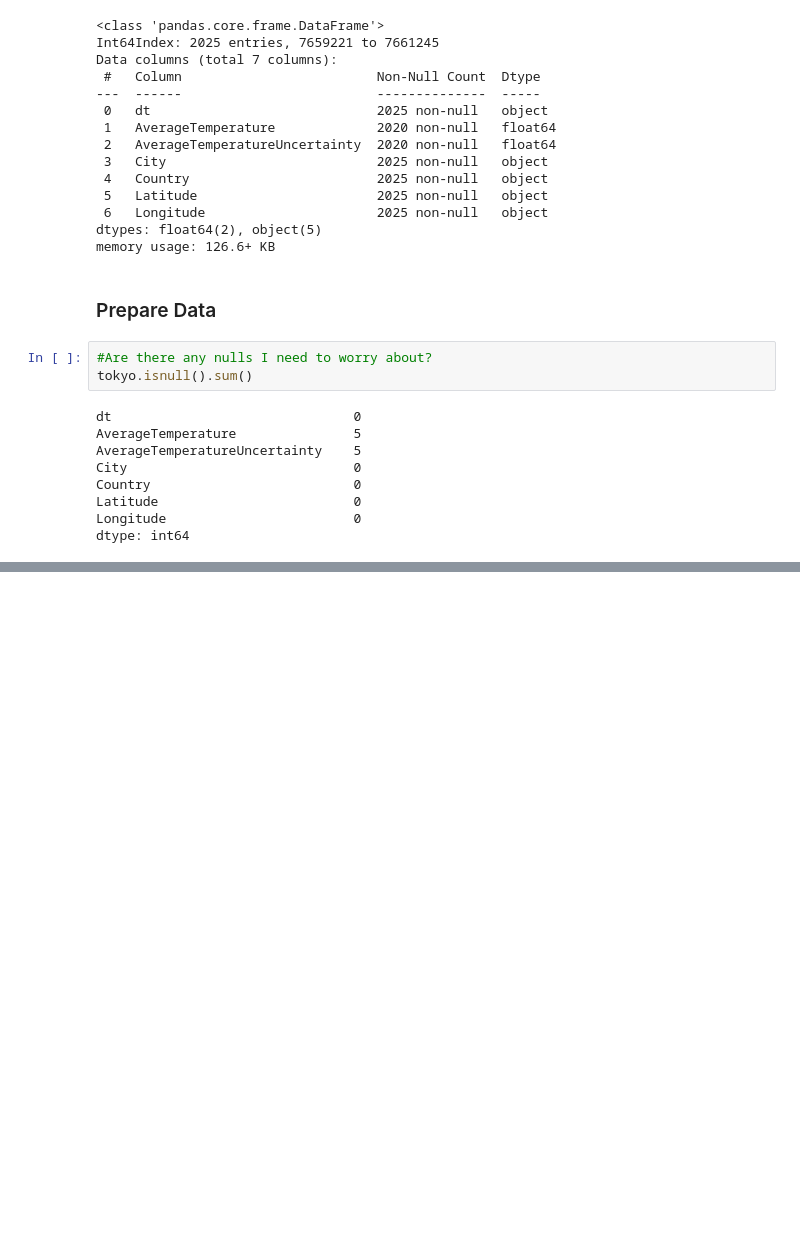
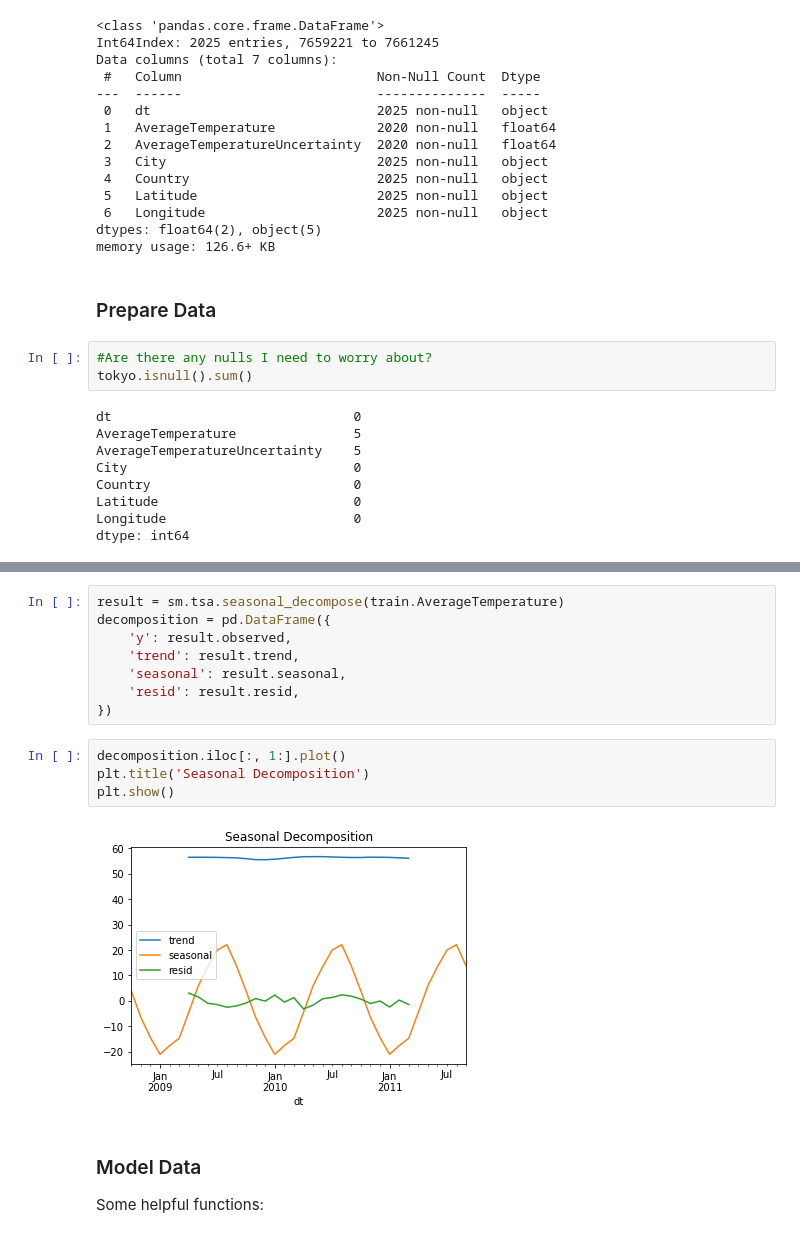
Before and after one commit to johnathon-smith/time-series-exercises, a Jupyter notebook: tokyo_temps.ipynb, the cells around one changed output, grey strips where cells are left out. Drawn from its saved outputs; the diff is of its cells as text; blank space fills up the shorter version.

```diff
--- a/tokyo_temps.ipynb
+++ b/tokyo_temps.ipynb
@@ -111,0 +197,18 @@ tokyo[pd.isnull(tokyo.AverageTemperature)]
+# %%
+result = sm.tsa.seasonal_decompose(train.AverageTemperature)
+decomposition = pd.DataFrame({
+    'y': result.observed,
+    'trend': result.trend,
+    'seasonal': result.seasonal,
+    'resid': result.resid,
+})
+# %%
+decomposition.iloc[:, 1:].plot()
+plt.title('Seasonal Decomposition')
+plt.show()
+# %% [output]
+[figure, added]
+# %% [markdown]
+### Model Data
+
+Some helpful functions:
```
Also changed, not shown: parts of 56 cells of this notebook.
